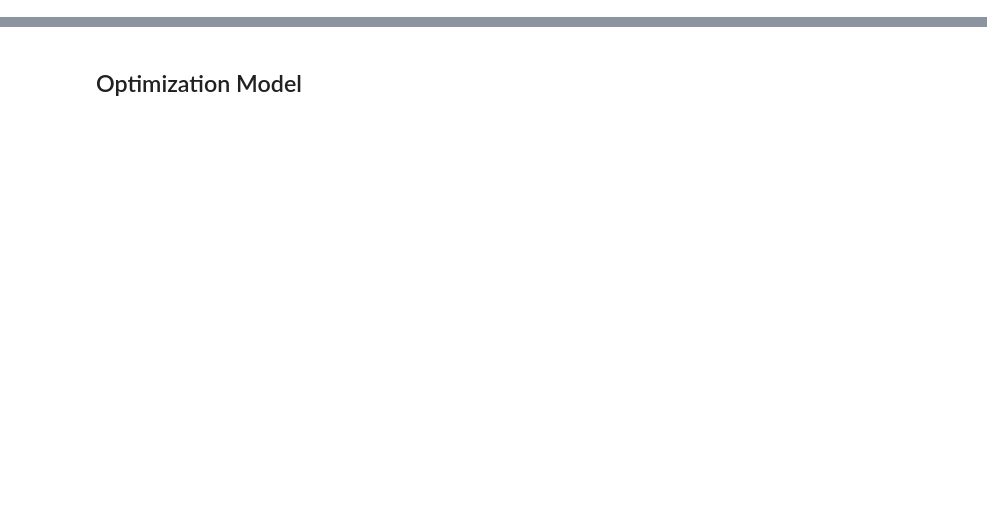
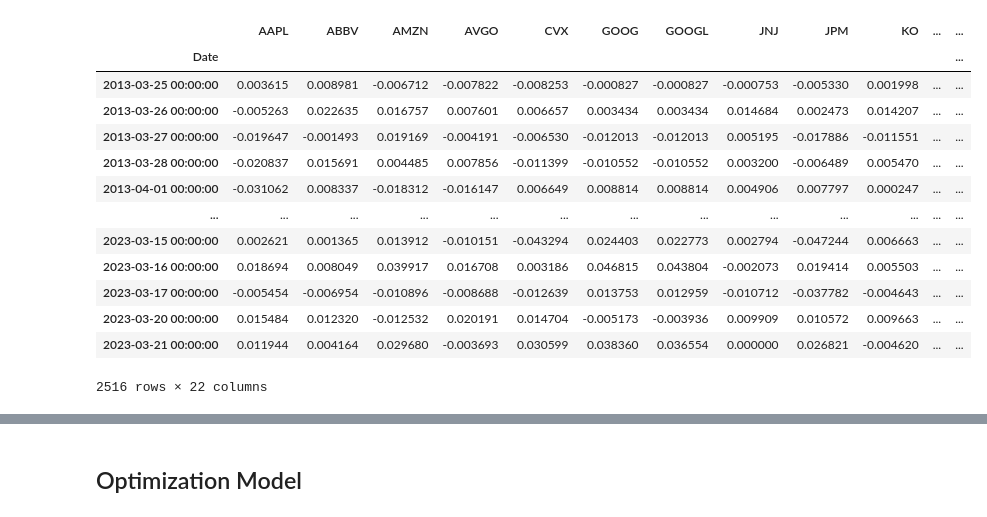
Before and after one commit to Joeyetinghan/orie5370_project, a Jupyter notebook: model.ipynb, the cells around one changed output, grey strips where cells are left out. Saved outputs shown, nothing was run; the diff lists cells and outputs as text; code cells hidden in the pictures; blank space fills up the shorter version.

```diff
--- a/model.ipynb
+++ b/model.ipynb
@@ -42,0 +109,27 @@ df2
+# %%
+close_price = df[['Adj Close']]
+close_price.columns = close_price.columns.droplevel(0)
+volume = df[['Volume']]
+volume.columns = volume.columns.droplevel(0)
+volume
+close_price = close_price.drop('PGHD', axis = 1)
+volume = volume.drop('PGHD', axis = 1)
+# %%
+actual_R_mat = close_price.pct_change()
+actual_R_mat = actual_R_mat[1:]
+actual_R_mat
+# %% [output]
+|  | AAPL | ABBV | AMZN | AVGO | CVX | GOOG | GOOGL | JNJ | JPM | KO | ... | ... |
+| Date |  |  |  |  |  |  |  |  |  |  |  | ... |
+| 2013-03-25 00:00:00 | 0.003615 | 0.008981 | -0.006712 | -0.007822 | -0.008253 | -0.000827 | -0.000827 | -0.000753 | -0.005330 | 0.001998 | ... | ... |
+| 2013-03-26 00:00:00 | -0.005263 | 0.022635 | 0.016757 | 0.007601 | 0.006657 | 0.003434 | 0.003434 | 0.014684 | 0.002473 | 0.014207 | ... | ... |
+| 2013-03-27 00:00:00 | -0.019647 | -0.001493 | 0.019169 | -0.004191 | -0.006530 | -0.012013 | -0.012013 | 0.005195 | -0.017886 | -0.011551 | ... | ... |
+| 2013-03-28 00:00:00 | -0.020837 | 0.015691 | 0.004485 | 0.007856 | -0.011399 | -0.010552 | -0.010552 | 0.003200 | -0.006489 | 0.005470 | ... | ... |
+| 2013-04-01 00:00:00 | -0.031062 | 0.008337 | -0.018312 | -0.016147 | 0.006649 | 0.008814 | 0.008814 | 0.004906 | 0.007797 | 0.000247 | ... | ... |
+| ... | ... | ... | ... | ... | ... | ... | ... | ... | ... | ... | ... | ... |
+| 2023-03-15 00:00:00 | 0.002621 | 0.001365 | 0.013912 | -0.010151 | -0.043294 | 0.024403 | 0.022773 | 0.002794 | -0.047244 | 0.006663 | ... | ... |
+| 2023-03-16 00:00:00 | 0.018694 | 0.008049 | 0.039917 | 0.016708 | 0.003186 | 0.046815 | 0.043804 | -0.002073 | 0.019414 | 0.005503 | ... | ... |
+| 2023-03-17 00:00:00 | -0.005454 | -0.006954 | -0.010896 | -0.008688 | -0.012639 | 0.013753 | 0.012959 | -0.010712 | -0.037782 | -0.004643 | ... | ... |
+| 2023-03-20 00:00:00 | 0.015484 | 0.012320 | -0.012532 | 0.020191 | 0.014704 | -0.005173 | -0.003936 | 0.009909 | 0.010572 | 0.009663 | ... | ... |
+| 2023-03-21 00:00:00 | 0.011944 | 0.004164 | 0.029680 | -0.003693 | 0.030599 | 0.038360 | 0.036554 | 0.000000 | 0.026821 | -0.004620 | ... | ... |
+2516 rows × 22 columns
```
Also changed, not shown: parts of 20 cells of this notebook, 3 other files.
